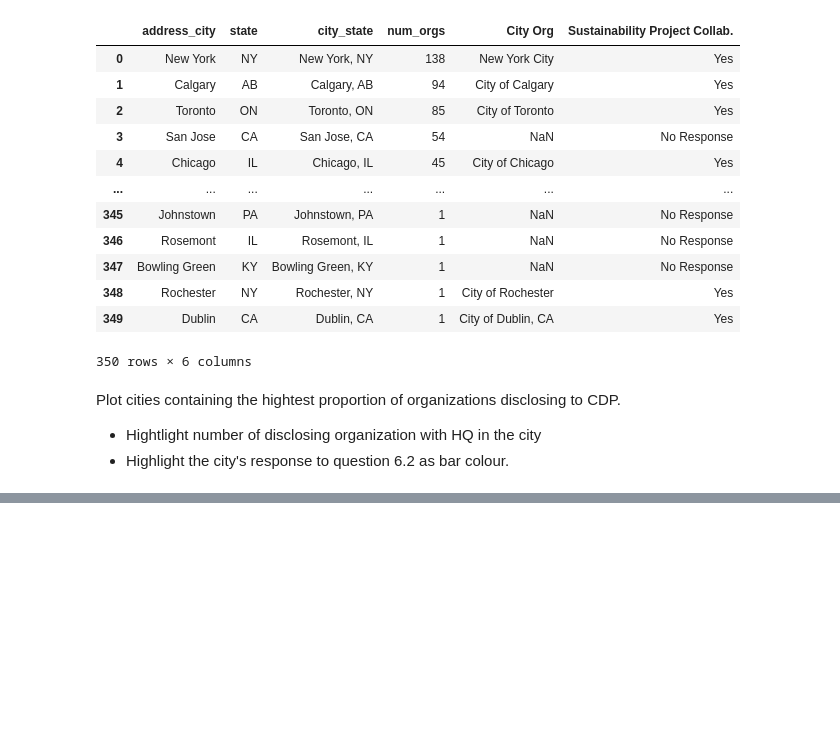
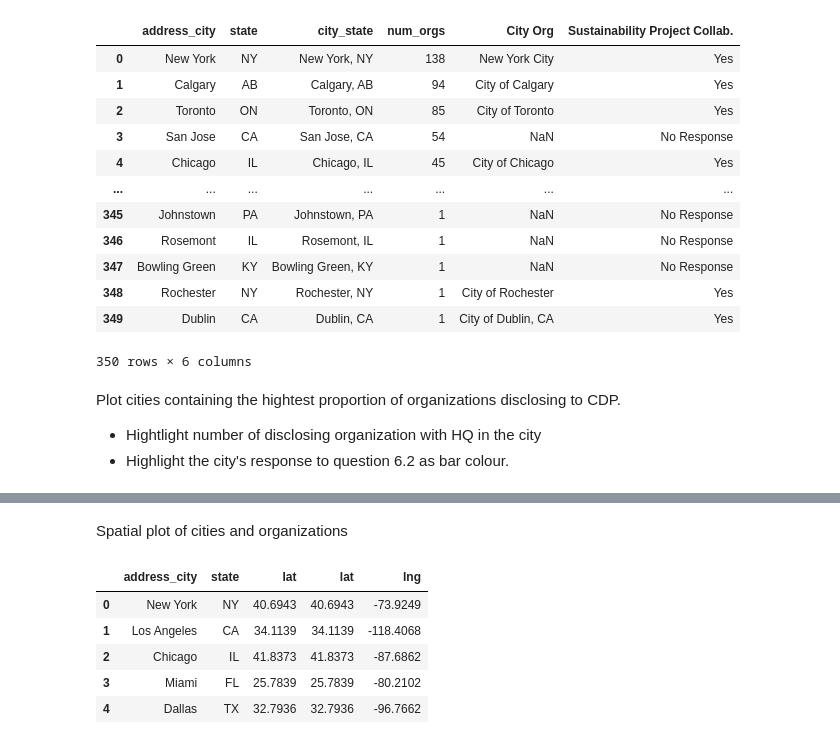
Before and after one commit to martin-fabbri/kaggle-competitions, a Jupyter notebook: cdp-unlocking-climate-solutions/1_kaggle_cdp_eda.ipynb, the cells around one changed output, grey strips where cells are left out. Saved outputs shown, nothing was run; the diff lists cells and outputs as text; code cells hidden in the pictures; blank space fills up the shorter version.

```diff
--- a/cdp-unlocking-climate-solutions/1_kaggle_cdp_eda.ipynb
+++ b/cdp-unlocking-climate-solutions/1_kaggle_cdp_eda.ipynb
@@ -384 +381,15 @@ plt.xticks(
 [figure]
+# %% [markdown]
+Spatial plot of cities and organizations
+# %%
+# subset for lat, lng cities data
+cities_meta_df = cities_meta_df[['city', 'state_id', 'lat', 'lat', 'lng']]\
+  .rename(columns={'city': 'address_city', 'state_id': 'state'})
+cities_meta_df.head()
+# %% [output]
+|  | address_city | state | lat | lat | lng |
+| 0 | New York | NY | 40.6943 | 40.6943 | -73.9249 |
+| 1 | Los Angeles | CA | 34.1139 | 34.1139 | -118.4068 |
+| 2 | Chicago | IL | 41.8373 | 41.8373 | -87.6862 |
+| 3 | Miami | FL | 25.7839 | 25.7839 | -80.2102 |
+| 4 | Dallas | TX | 32.7936 | 32.7936 | -96.7662 |
```
Also changed, not shown: parts of 1 cell of this notebook.
